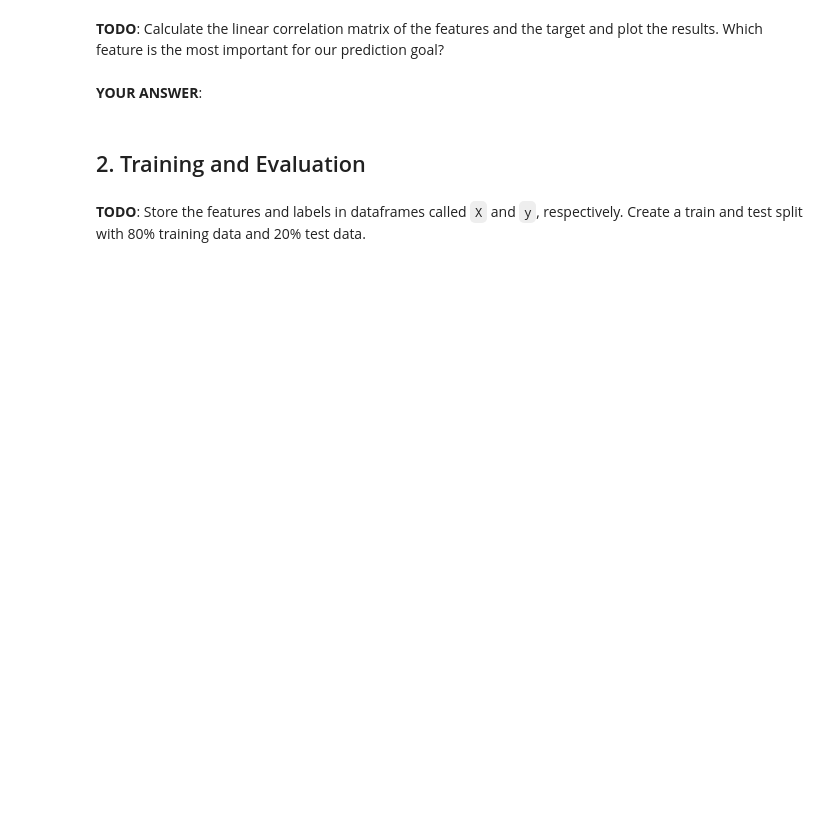
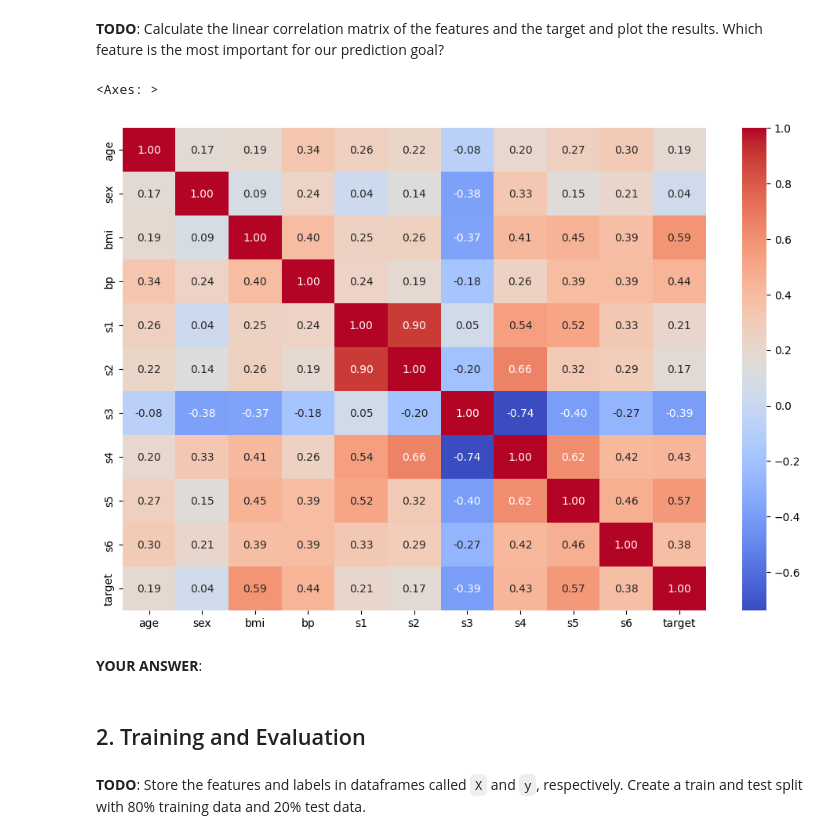
Before and after one commit to ommarhannan/learning, a Jupyter notebook: Diabetes2.ipynb, the cells around one changed output. Saved outputs shown, nothing was run; the diff lists cells and outputs as text; code cells hidden in the pictures; blank space fills up the shorter version.

```diff
--- a/Diabetes2.ipynb
+++ b/Diabetes2.ipynb
@@ -90,3 +115,15 @@ for col in df.columns:
+# %%
+# TODO: YOUR CODE GOES HERE
+
+# prep correlation matrix.  Focusing on our target metric, it appears BMI is most correlated.
+
+mtx = df.corr()
+
+plt.figure(figsize=(12, 8))
+sns.heatmap(mtx, annot=True, fmt=".2f", cmap="coolwarm", cbar=True)
+# %% [output]
+<Axes: >
+[figure, added]
 # %% [markdown]
 **YOUR ANSWER**:
 # %% [markdown]
```
Also changed, not shown: parts of 15 cells of this notebook.
